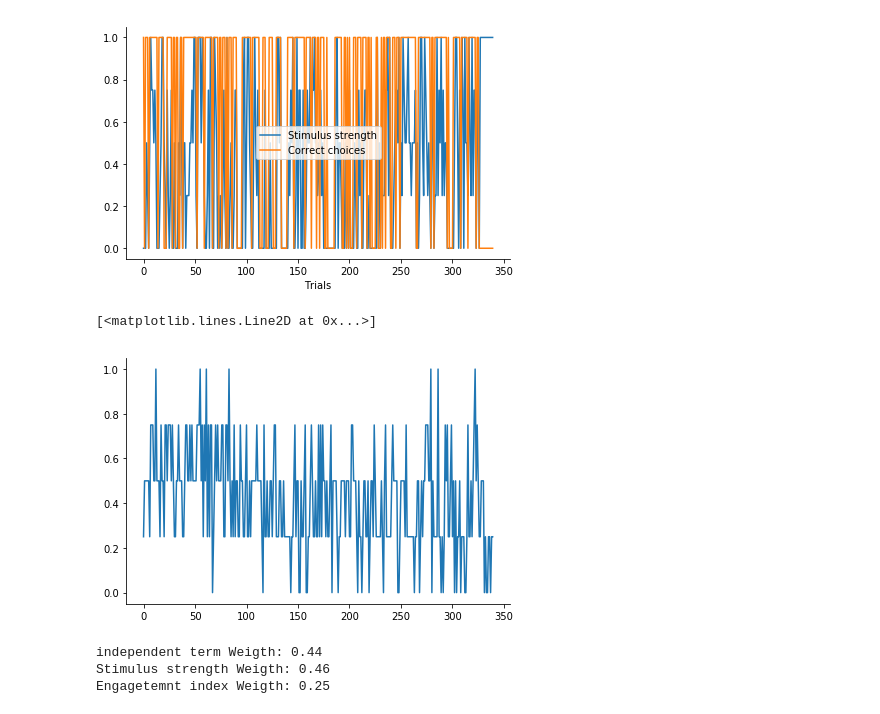
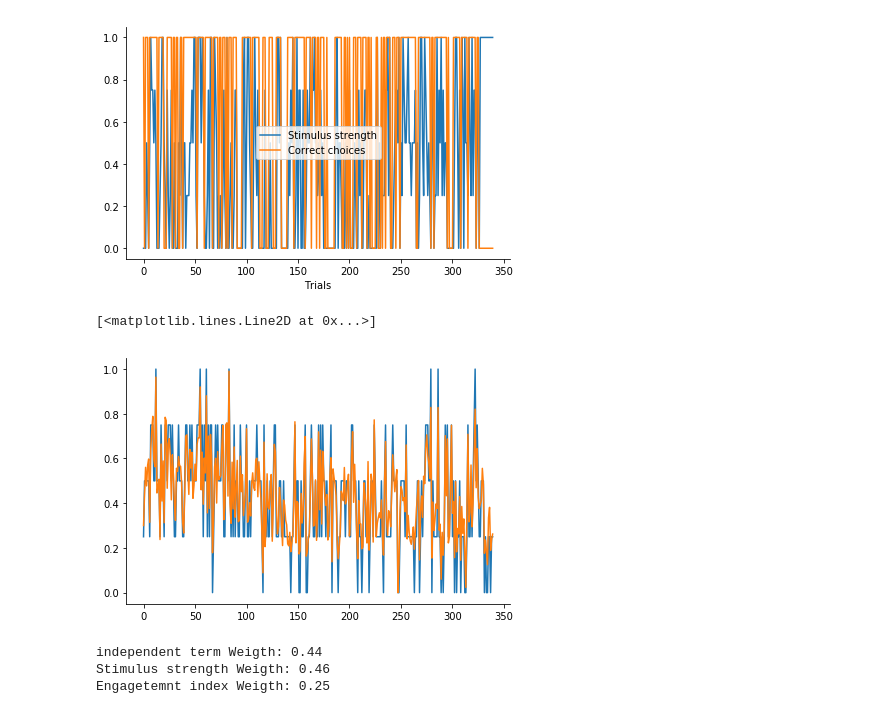
Before and after one commit to EmiliosIsaias/RattusDeus, a Jupyter notebook: Project_Notebook.ipynb, the cells around one changed output. Cells and saved outputs as stored; diff of their text form; code cells hidden in the pictures.

```diff
--- a/Project_Notebook.ipynb
+++ b/Project_Notebook.ipynb
@@ -266,36 +266,37 @@ for cei in range(0,my_step):
     engIdxDisc[binIdx] = cei/my_step
 prob_e = prob_e.reshape(-1,1)
 m, b = lineariz([engIdxDisc.min(),engIdxDisc.max()], [0,1])
 engIdxDisc = m*engIdxDisc + b
 
 # Probability of incorrect and correct choices
 prob_c = np.array([(Nt-Ns), Ns])/Nt
-prob_c = prob_c.reshape(1,-1)
+prob_c = prob_c.reshape(-1,1)
 
 # Probability of each stimulus
 prob_s = np.zeros(len(test))
 for cp in range(len(test)):
     prob_s[cp] = np.sum(cueStrgth == test[cp])/Nt
-prob_s = prob_s.reshape(1,-1)
+prob_s = prob_s.reshape(-1,1)
 
 # Joint probability
 jProb = prob_s.T @ prob_c
 
 # Conditional joint probability
 con_cs = np.zeros((test.size,prob_c.size))
 con_ce = np.zeros_like(con_cs)
 for cc in range(prob_c.size):
     for cp in range(test.size):
         con_cs[cp, cc] = np.sum(np.abs(cueStrgth[~sux]) == test[cp])/Nt
     for ce in range(prob_e.size):
         con_ce[ce, cc] = np.sum(engIdx[~sux] == ce/(my_step-1))/Nt
     sux = ~sux
 sux = correctChoice == 1
 
 plt.plot(engIdxDisc)
+plt.plot(engIdxNorm)
 # %% [output]
 [<matplotlib.lines.Line2D at 0x...>]
-[figure, old version]
+[figure, new version]
 # %%
 jProb2 = jProb.reshape((jProb.shape[0],jProb.shape[1],1))
 JProb3 = jProb2 @ prob_s
```
